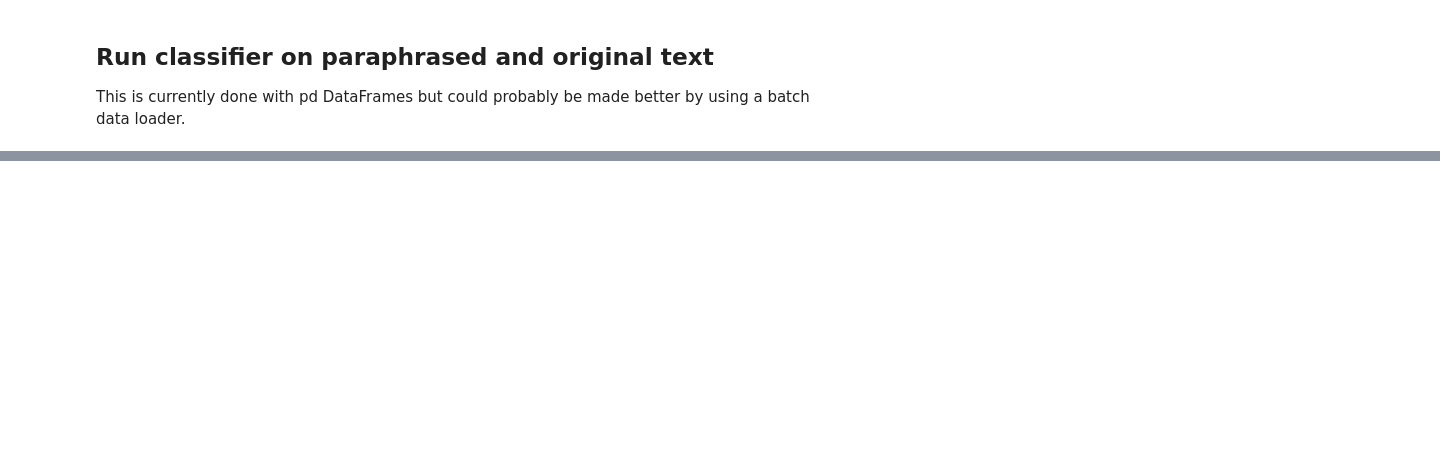
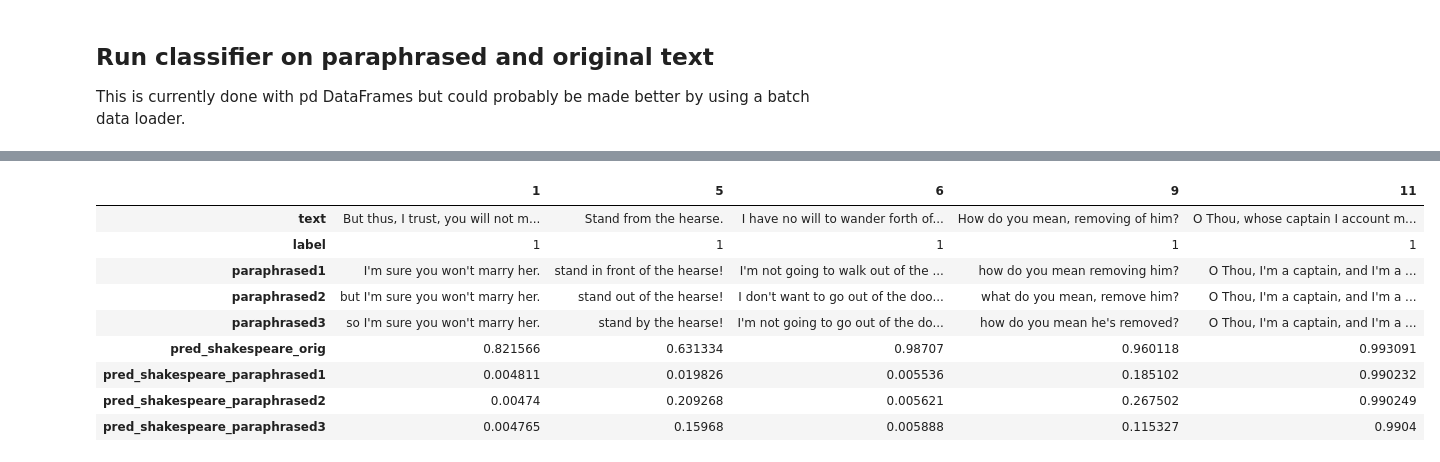
Before and after one commit to nuwandavek/marvin, a Jupyter notebook: ml/notebooks/predictions.ipynb, the cells around one changed output, grey strips where cells are left out. Drawn from its saved outputs; the diff is of its cells as text; code cells hidden in the pictures; blank space fills up the shorter version.

```diff
--- a/ml/notebooks/predictions.ipynb
+++ b/ml/notebooks/predictions.ipynb
@@ -171,8 +213,12 @@ import pandas as pd
 # If you want to do other parts of the dataset other than train,
 # set the mode in 'dataset' above to the desired mode and then rerun the paraphrase
 # and change these filenames to point to the slice of the data you want to use (dev, test, etc.)
-in_filename = 'train.csv'
-out_filename = 'train_paraphrased.csv'
+
+# in_filename = 'train.csv'
+# out_filename = 'train_paraphrased.csv'
+
+in_filename = 'dev.csv'
+out_filename = 'dev_paraphrased.csv'
 
 df_para = pd.DataFrame(data={'paraphrased1' : predicted1,
                              'paraphrased2' : predicted2,
@@ -217,6 +299,6 @@ label_dims
 # %%
 joint_model = JointSeqClassifier.from_pretrained(os.path.join(output_dir,
-                                                              model_args_joint.model_nick, joint_task),
+                                                              model_args_joint.model_nick, joint_task,'joint'),
                                            tasks=tasks,
                                            model_args=model_args_joint,
                                            task_if_single=None,
@@ -284,2 +371,15 @@ df.to_csv(os.path.join(data_dir, paraphrase_task, out_filename), header=True, in
+# %%
+#Read in the file with the paraphrases
+# joint_task1 = 'abstract'
+joint_task2 = 'shakespeare'
+
+paraphrase_task = 'shakespeare'
+filename = 'dev_paraphrased.csv'
+# filename = 'dev_paraphrased.csv'
+
+df = pd.read_csv(os.path.join(data_dir, paraphrase_task, filename), header=None)
+df.columns = ['text','label', 'paraphrased1', 'paraphrased2', 'paraphrased3']
+
+df = df[df['label']==1]
 # %%
 df.head()
@@ -285,0 +393,14 @@ df.head()
+# %%
+# Define columns on which to run the classification
+cols_to_use = ['text','paraphrased1', 'paraphrased2', 'paraphrased3']
+# Define the names of the columns where the output scores will be stored
+cols_preds = [f'pred_{joint_task2}_orig',
+            #   f'pred_{joint_task1}_paraphrased1', f'pred_{joint_task2}_paraphrased1',
+            #   f'pred_{joint_task1}_paraphrased2', f'pred_{joint_task2}_paraphrased2',
+            #   f'pred_{joint_task1}_paraphrased3', f'pred_{joint_task2}_paraphrased3']
+            f'pred_{joint_task2}_paraphrased1',
+             f'pred_{joint_task2}_paraphrased2',
+             f'pred_{joint_task2}_paraphrased3']
+# Store results into df
+df[cols_preds] = df.progress_apply(lambda x : pred_paraphrases(x, tasks, cols_to_use),
+                                   axis=1, result_type="expand")
@@ -285,0 +412,13 @@ df.head()
+# %%
+df.head().T
+# %% [output]
+|  | 1 | 5 | 6 | 9 | 11 |
+| text | But thus, I trust, you will not m... | Stand from the hearse. | I have no will to wander forth of... | How do you mean, removing of him? | O Thou, whose captain I account m... |
+| label | 1 | 1 | 1 | 1 | 1 |
+| paraphrased1 | I'm sure you won't marry her. | stand in front of the hearse! | I'm not going to walk out of the ... | how do you mean removing him? | O Thou, I'm a captain, and I'm a ... |
+| paraphrased2 | but I'm sure you won't marry her. | stand out of the hearse! | I don't want to go out of the doo... | what do you mean, remove him? | O Thou, I'm a captain, and I'm a ... |
+| paraphrased3 | so I'm sure you won't marry her. | stand by the hearse! | I'm not going to go out of the do... | how do you mean he's removed? | O Thou, I'm a captain, and I'm a ... |
+| pred_shakespeare_orig | 0.821566 | 0.631334 | 0.98707 | 0.960118 | 0.993091 |
+| pred_shakespeare_paraphrased1 | 0.004811 | 0.019826 | 0.005536 | 0.185102 | 0.990232 |
+| pred_shakespeare_paraphrased2 | 0.00474 | 0.209268 | 0.005621 | 0.267502 | 0.990249 |
+| pred_shakespeare_paraphrased3 | 0.004765 | 0.15968 | 0.005888 | 0.115327 | 0.9904 |
```
Also changed, not shown: parts of 17 cells of this notebook, 4 other files.
